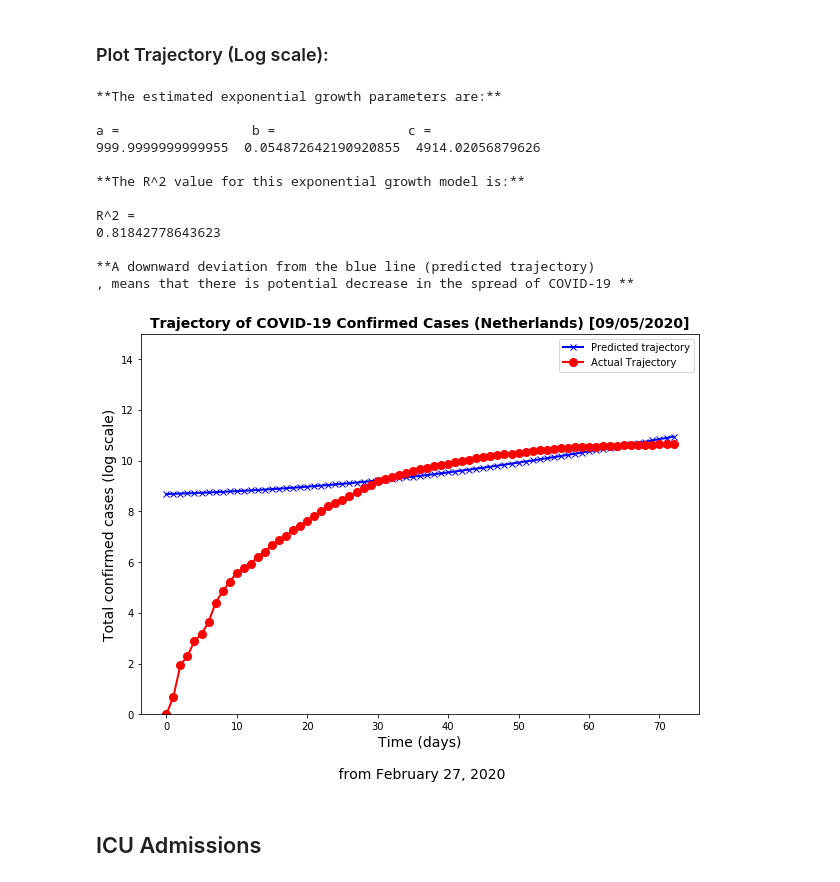
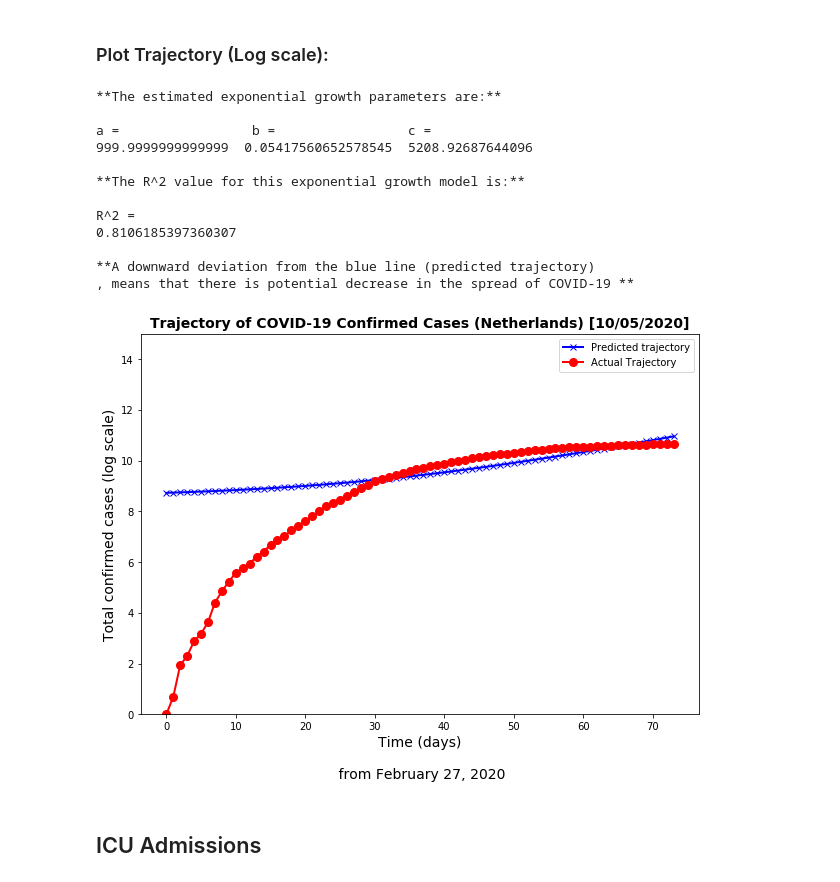
Before and after one commit to jiehaocao/BEP-SBMD-COVID19, a Jupyter notebook: notebook/logistic_growth_verhulst.ipynb, the cells around one changed output. Cells and saved outputs as stored; diff of their text form; code cells hidden in the pictures.

```diff
--- a/notebook/logistic_growth_verhulst.ipynb
+++ b/notebook/logistic_growth_verhulst.ipynb
@@ -563,37 +563,37 @@ plt.figure(figsize=(10,7))
 
 
 plt.plot(x, np.log(exp_pred(x)),'-x',lw=2, c='blue')
 plt.plot(x, np.log(y),'-o',lw=2, c='red', ms=8)
 
 
 plt.legend(['Predicted trajectory', 'Actual Trajectory'])
 plt.ylim([0, 15])
 
 # arrow = {'facecolor':'black', 'width':2, 'shrink':0.05}
 # plt.annotate("TDQ announced", xy=(8, 2.0 ), xytext=(8, 0.5), arrowprops=arrow)
 # plt.annotate("Effect taking place", xy=(15, 3.5 ), xytext=(15, 2.0 ), arrowprops=arrow)
 
-plt.title("Trajectory of COVID-19 Confirmed Cases (Netherlands) [09/05/2020]", Fontsize = 14, weight='bold')
+plt.title("Trajectory of COVID-19 Confirmed Cases (Netherlands) [10/05/2020]", Fontsize = 14, weight='bold')
 plt.xlabel("Time (days)" + "\n\n" +" from February 27, 2020", Fontsize = 14)
 plt.ylabel("Total confirmed cases (log scale)", Fontsize = 14);
 
 
 
 prt_results_exp()  # Uncomment for statistics
 # %% [output]
 **The estimated exponential growth parameters are:**
 
 a =                 b =                 c =
-999.9999999999955  0.054872642190920855  4914.02056879626
+999.9999999999999  0.05417560652578545  5208.92687644096
 
 **The R^2 value for this exponential growth model is:**
 
 R^2 =
-0.81842778643623
+0.8106185397360307
 
 **A downward deviation from the blue line (predicted trajectory)
 , means that there is potential decrease in the spread of COVID-19 **
-[figure, old version]
+[figure, new version]
 # %% [markdown]
 ## ICU Admissions
 # %%
```
Also changed, not shown: parts of 3 cells of this notebook.
